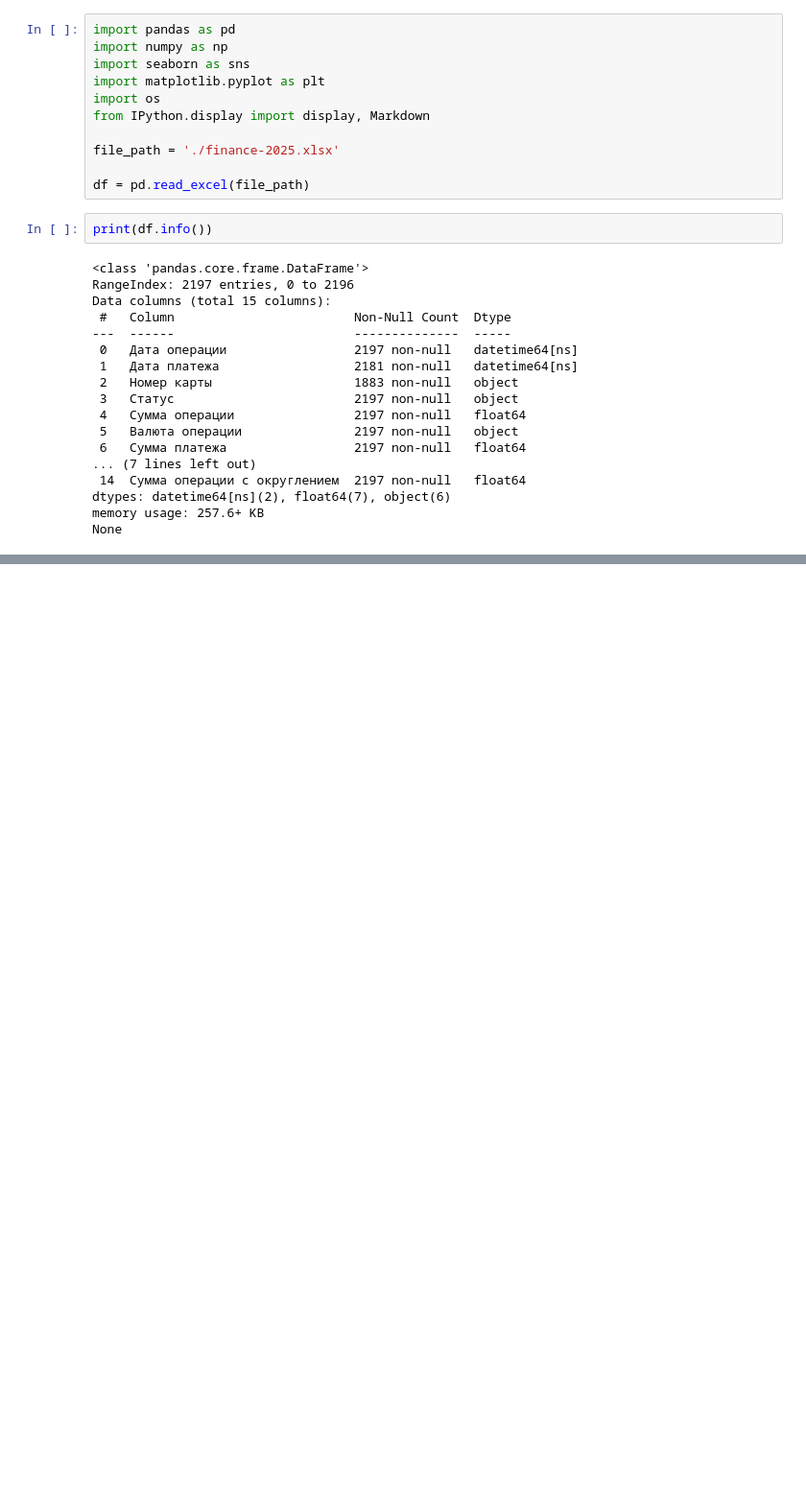
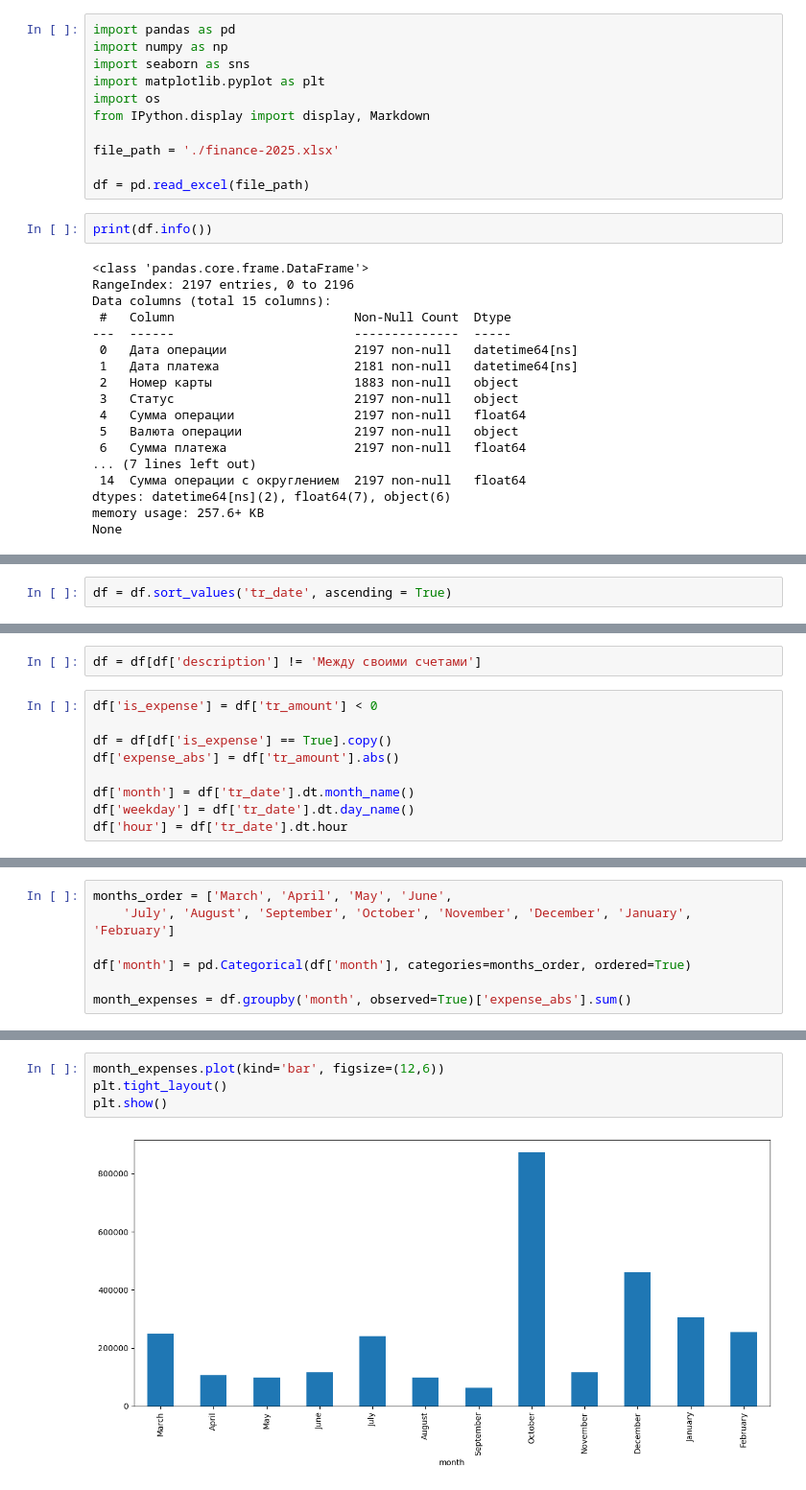
Before and after one commit to rouch314/my-finance-analysis, a Jupyter notebook: my-finance-analysis.ipynb, the cells around one changed output, grey strips where cells are left out. Shown at 96% size. Drawn from its saved outputs; the diff is of its cells as text; blank space fills up the shorter version.

```diff
--- a/my-finance-analysis.ipynb
+++ b/my-finance-analysis.ipynb
@@ -75,0 +84,2 @@ df.head(20)
+# %%
+df = df.sort_values('tr_date', ascending = True)
@@ -75,0 +108,11 @@ df.head(20)
+# %%
+df = df[df['description'] != 'Между своими счетами']
+# %%
+df['is_expense'] = df['tr_amount'] < 0
+
+df = df[df['is_expense'] == True].copy()
+df['expense_abs'] = df['tr_amount'].abs()
+
+df['month'] = df['tr_date'].dt.month_name()
+df['weekday'] = df['tr_date'].dt.day_name()
+df['hour'] = df['tr_date'].dt.hour
@@ -75,0 +176,7 @@ df.head(20)
+# %%
+months_order = ['March', 'April', 'May', 'June',
+    'July', 'August', 'September', 'October', 'November', 'December', 'January', 'February']
+
+df['month'] = pd.Categorical(df['month'], categories=months_order, ordered=True)
+
+month_expenses = df.groupby('month', observed=True)['expense_abs'].sum()
@@ -75,0 +200,6 @@ df.head(20)
+# %%
+month_expenses.plot(kind='bar', figsize=(12,6))
+plt.tight_layout()
+plt.show()
+# %% [output]
+[figure, added]
```
Also changed, not shown: parts of 15 cells of this notebook.
